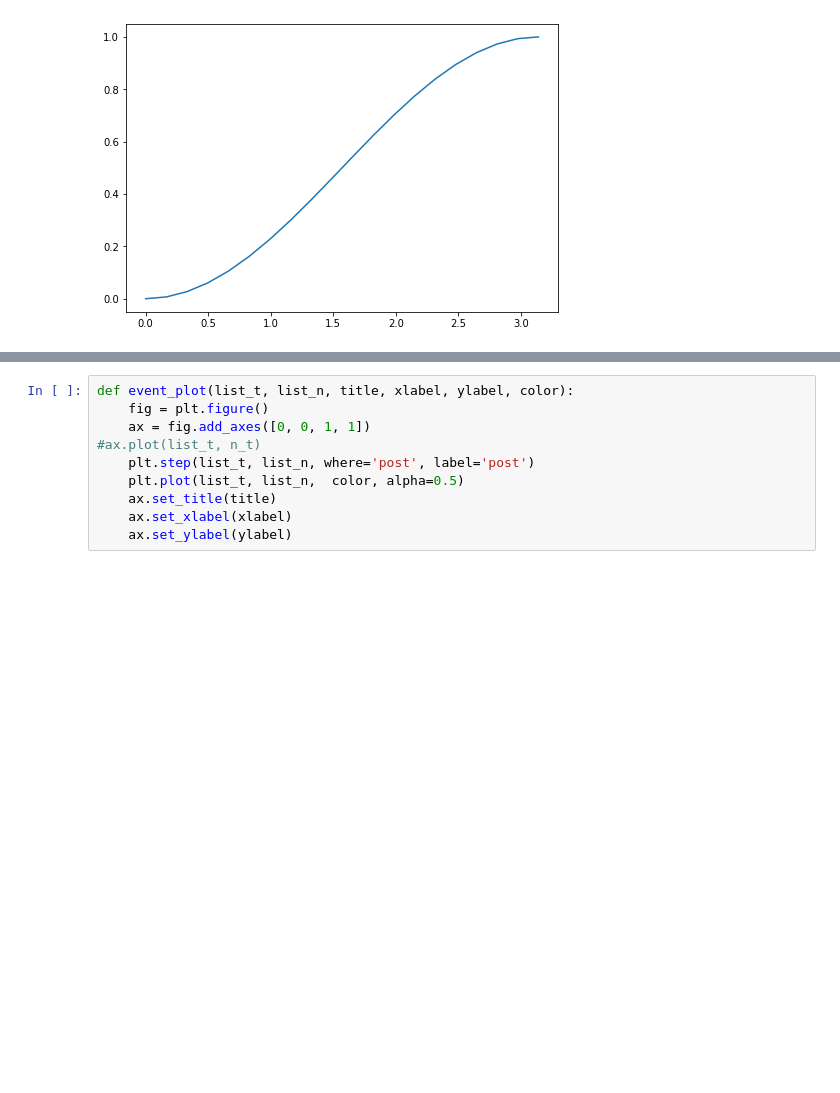
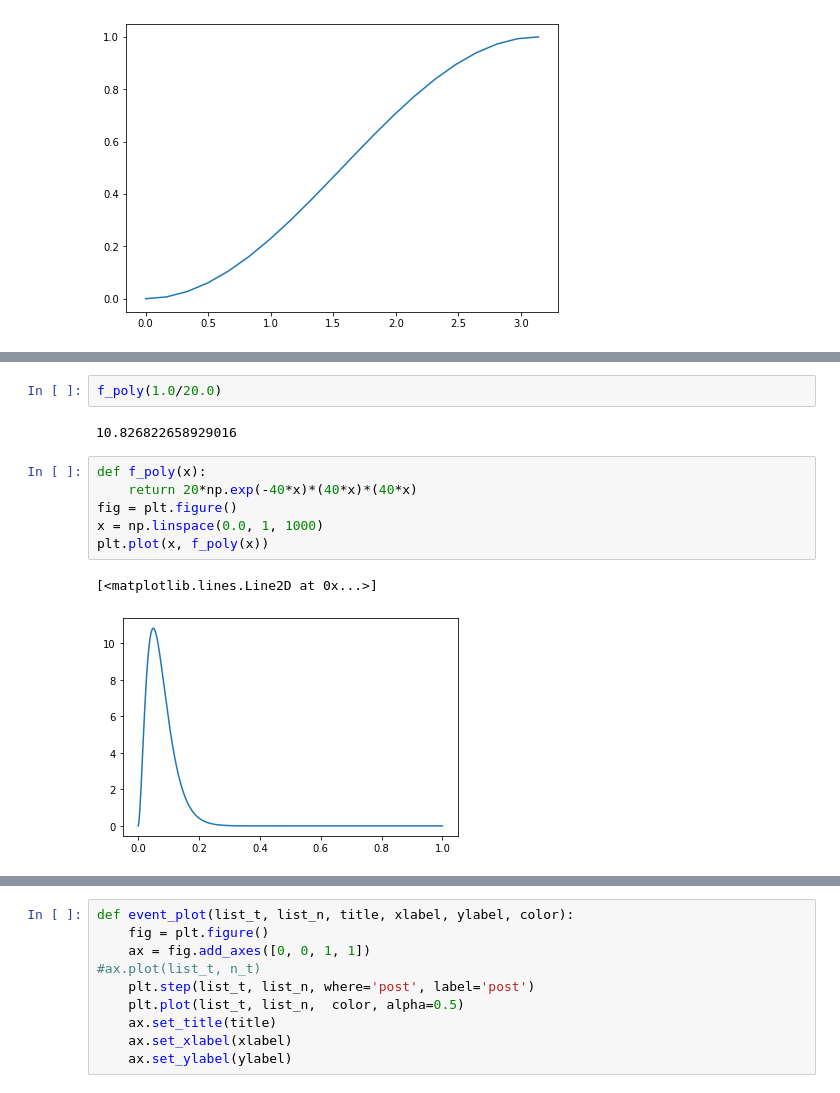
Before and after one commit to pdavegit/simulation, a Jupyter notebook: ch7/simulation-2.ipynb, the cells around one changed output, grey strips where cells are left out. Drawn from its saved outputs; the diff is of its cells as text; blank space fills up the shorter version.

```diff
--- a/ch7/simulation-2.ipynb
+++ b/ch7/simulation-2.ipynb
@@ -102,0 +103,13 @@ plt.hist(sin_distr, bins=50)
+# %%
+f_poly(1.0/20.0)
+# %% [output]
+10.826822658929016
+# %%
+def f_poly(x):
+    return 20*np.exp(-40*x)*(40*x)*(40*x)
+fig = plt.figure()
+x = np.linspace(0.0, 1, 1000)
+plt.plot(x, f_poly(x))
+# %% [output]
+[<matplotlib.lines.Line2D at 0x...>]
+[figure, added]
```
Also changed, not shown: parts of 10 cells of this notebook.
